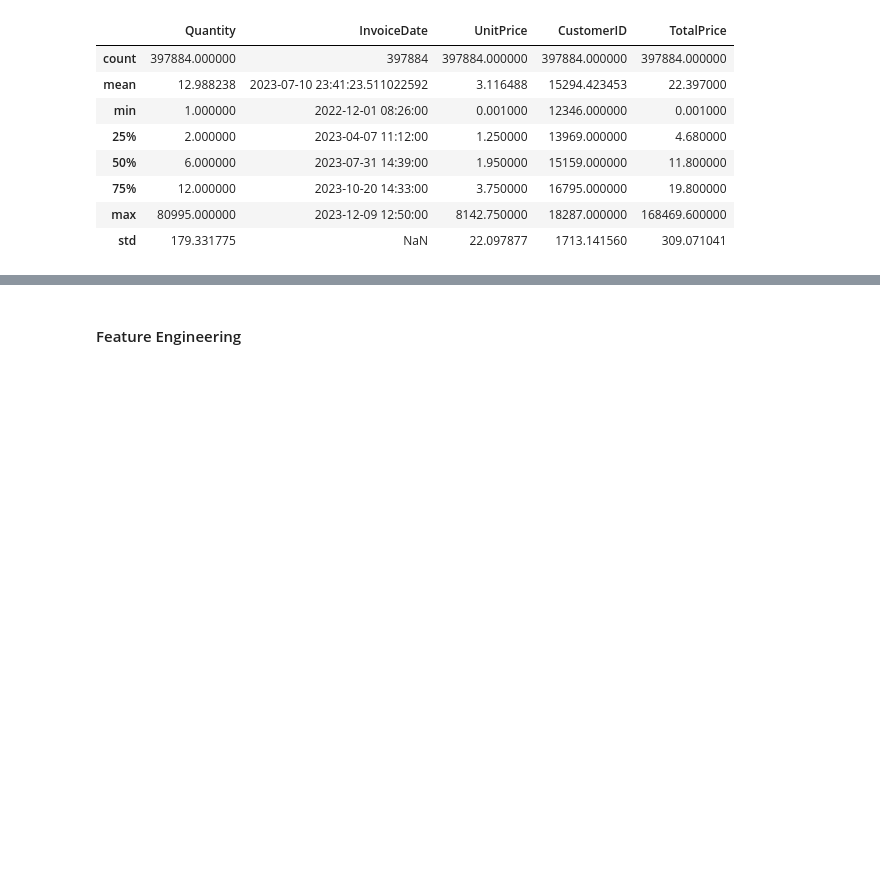
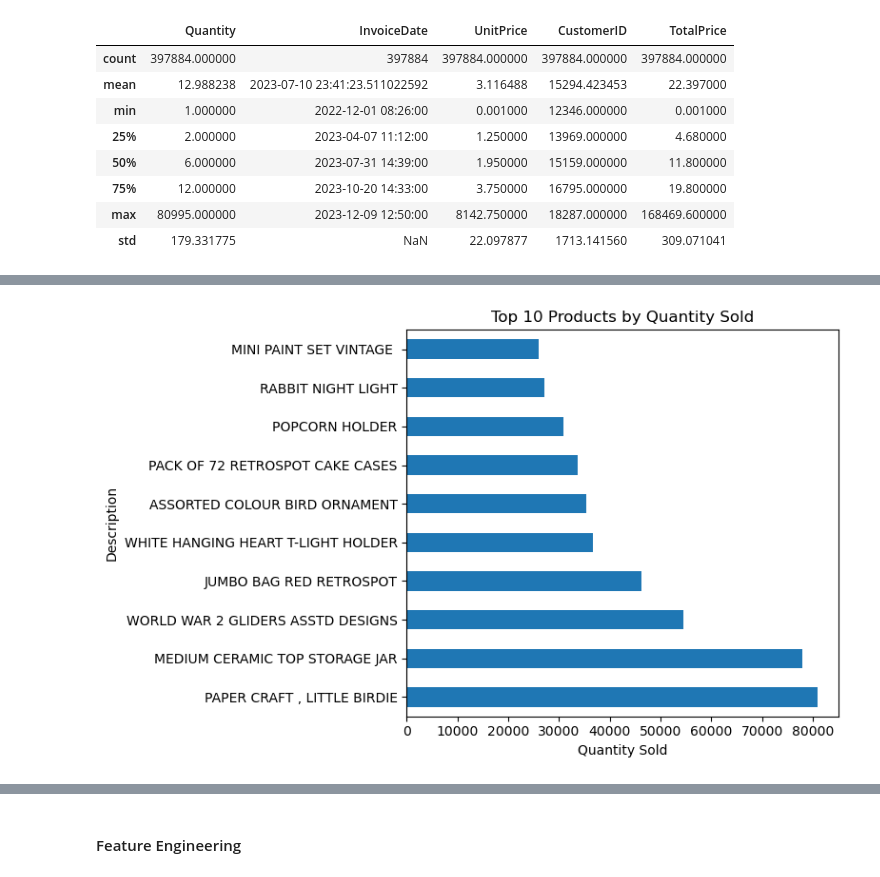
Before and after one commit to TANUJ0751/Shopper-Spectrum, a Jupyter notebook: main.ipynb, the cells around one changed output, grey strips where cells are left out. Saved outputs shown, nothing was run; the diff lists cells and outputs as text; code cells hidden in the pictures; blank space fills up the shorter version.

```diff
--- a/main.ipynb
+++ b/main.ipynb
@@ -79,0 +118,9 @@ df.describe()
+# %%
+#  Top 10 Products by Sales Volume
+top_products = df.groupby('Description')['Quantity'].sum().sort_values(ascending=False).head(10)
+top_products.plot(kind='barh', figsize=(8,5), title='Top 10 Products by Quantity Sold')
+plt.xlabel('Quantity Sold')
+plt.tight_layout()
+plt.show()
+# %% [output]
+[figure, added]
```
Also changed, not shown: parts of 26 cells of this notebook, 1 other file.
